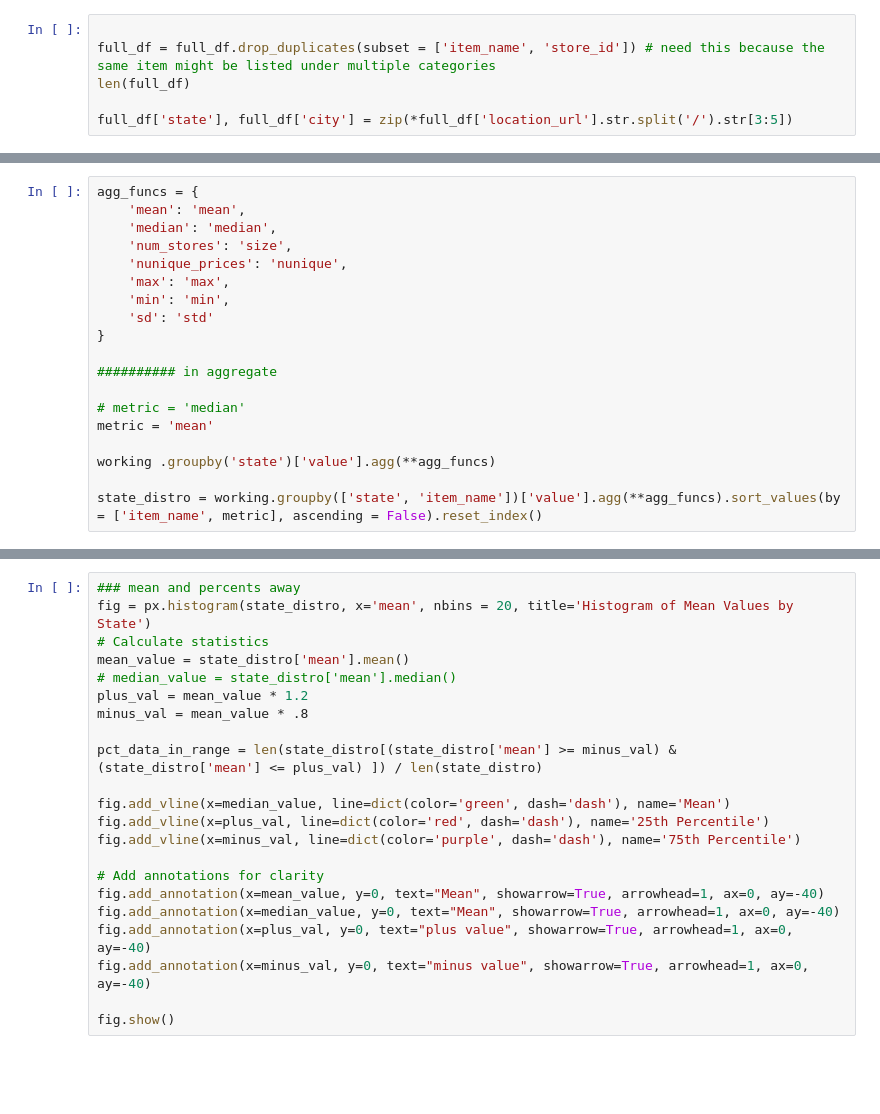
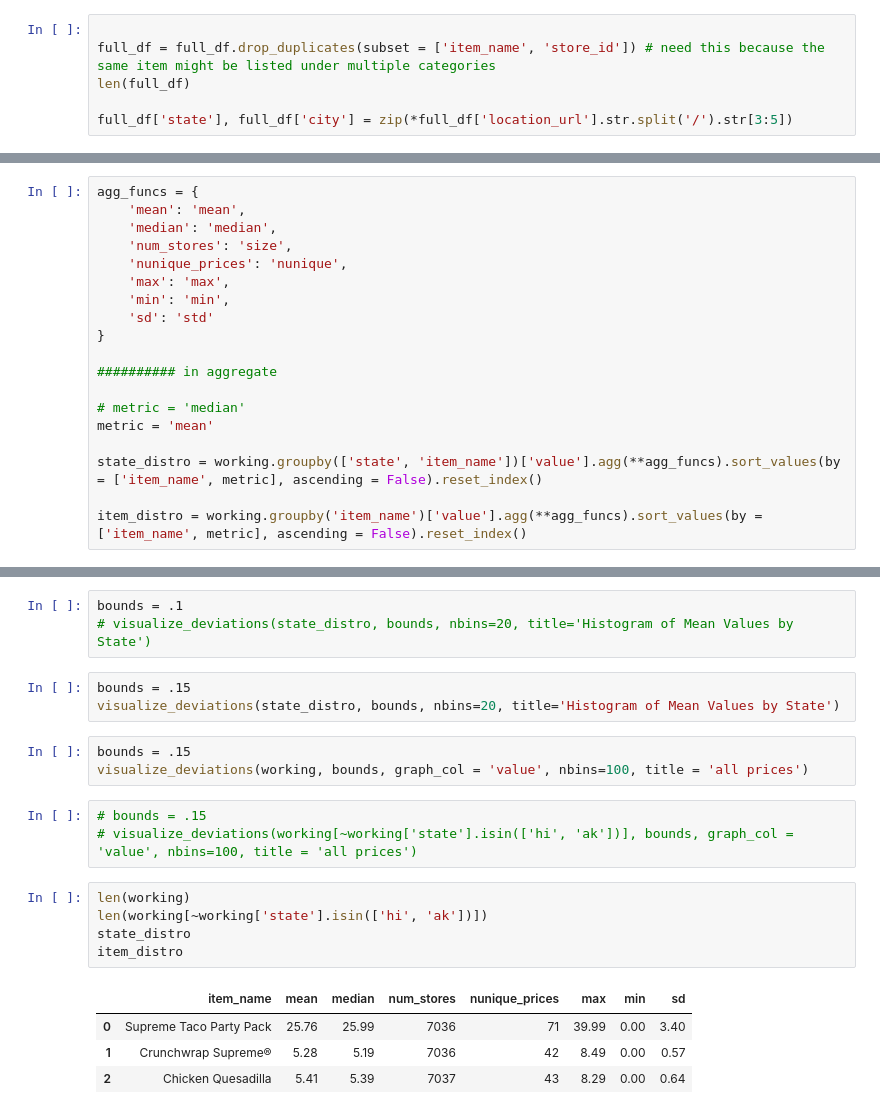
Before and after one commit to arjungup740/taco-bell, a Jupyter notebook: present.ipynb, the cells around one changed output, grey strips where cells are left out. Drawn from its saved outputs; the diff is of its cells as text; blank space fills up the shorter version.

```diff
--- a/present.ipynb
+++ b/present.ipynb
@@ -47,6 +52,6 @@ agg_funcs = {
 # metric = 'median'
 metric = 'mean'
 
-working .groupby('state')['value'].agg(**agg_funcs)
+state_distro = working.groupby(['state', 'item_name'])['value'].agg(**agg_funcs).sort_values(by = ['item_name', metric], ascending = False).reset_index()
 
-state_distro = working.groupby(['state', 'item_name'])['value'].agg(**agg_funcs).sort_values(by = ['item_name', metric], ascending = False).reset_index()
+item_distro = working.groupby('item_name')['value'].agg(**agg_funcs).sort_values(by = ['item_name', metric], ascending = False).reset_index()
@@ -78,22 +158,22 @@ fig.show()
-# %%
-### mean and percents away
-fig = px.histogram(state_distro, x='mean', nbins = 20, title='Histogram of Mean Values by State')
-# Calculate statistics
-mean_value = state_distro['mean'].mean()
-# median_value = state_distro['mean'].median()
-plus_val = mean_value * 1.2
-minus_val = mean_value * .8
-
-pct_data_in_range = len(state_distro[(state_distro['mean'] >= minus_val) & (state_distro['mean'] <= plus_val) ]) / len(state_distro)
-
-fig.add_vline(x=median_value, line=dict(color='green', dash='dash'), name='Mean')
-fig.add_vline(x=plus_val, line=dict(color='red', dash='dash'), name='25th Percentile')
-fig.add_vline(x=minus_val, line=dict(color='purple', dash='dash'), name='75th Percentile')
-
-# Add annotations for clarity
-fig.add_annotation(x=mean_value, y=0, text="Mean", showarrow=True, arrowhead=1, ax=0, ay=-40)
-fig.add_annotation(x=median_value, y=0, text="Mean", showarrow=True, arrowhead=1, ax=0, ay=-40)
-fig.add_annotation(x=plus_val, y=0, text="plus value", showarrow=True, arrowhead=1, ax=0, ay=-40)
-fig.add_annotation(x=minus_val, y=0, text="minus value", showarrow=True, arrowhead=1, ax=0, ay=-40)
-
-fig.show()
+# %%
+bounds = .1
+# visualize_deviations(state_distro, bounds, nbins=20, title='Histogram of Mean Values by State')
+# %%
+bounds = .15
+visualize_deviations(state_distro, bounds, nbins=20, title='Histogram of Mean Values by State')
+# %%
+bounds = .15
+visualize_deviations(working, bounds, graph_col = 'value', nbins=100, title = 'all prices')
+# %%
+# bounds = .15
+# visualize_deviations(working[~working['state'].isin(['hi', 'ak'])], bounds, graph_col = 'value', nbins=100, title = 'all prices')
+# %%
+len(working)
+len(working[~working['state'].isin(['hi', 'ak'])])
+state_distro
+item_distro
+# %% [output]
+|  | item_name | mean | median | num_stores | nunique_prices | max | min | sd |
+| 0 | Supreme Taco Party Pack | 25.76 | 25.99 | 7036 | 71 | 39.99 | 0.00 | 3.40 |
+| 1 | Crunchwrap Supreme® | 5.28 | 5.19 | 7036 | 42 | 8.49 | 0.00 | 0.57 |
+| 2 | Chicken Quesadilla | 5.41 | 5.39 | 7037 | 43 | 8.29 | 0.00 | 0.64 |
```
Also changed, not shown: parts of 6 cells of this notebook, 3 other files.
